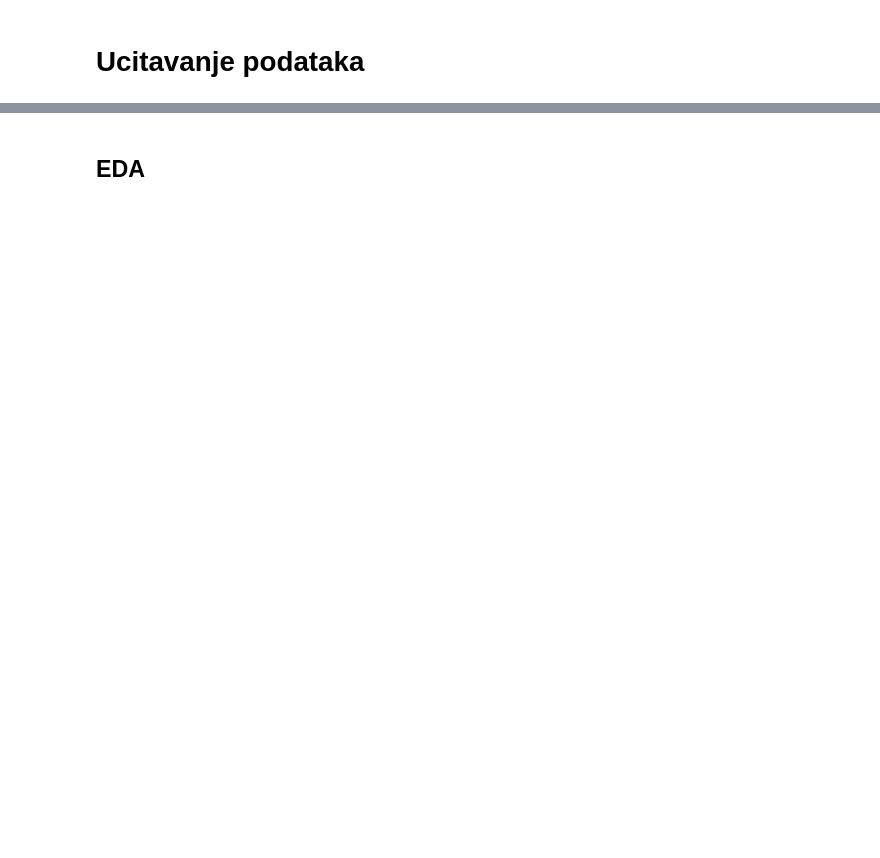
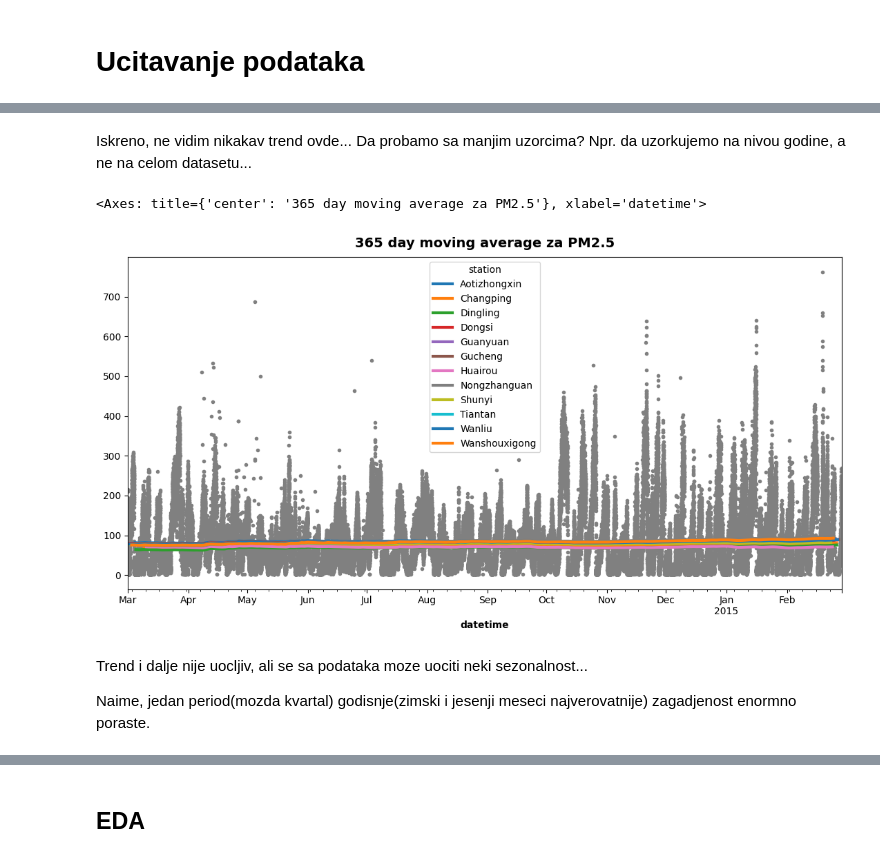
Before and after one commit to Zamachi/air-pollution-prediction-lstm, a Jupyter notebook: main.ipynb, the cells around one changed output, grey strips where cells are left out. Saved outputs shown, nothing was run; the diff lists cells and outputs as text; code cells hidden in the pictures; blank space fills up the shorter version.

```diff
--- a/main.ipynb
+++ b/main.ipynb
@@ -57,3 +143,29 @@ prsa_dataset.head(10)
+# %% [markdown]
+Iskreno, ne vidim nikakav trend ovde...
+Da probamo sa manjim uzorcima? Npr. da uzorkujemo na nivou godine, a ne na celom datasetu...
+# %%
+number_of_data = pivoted_data_PM25.shape[0]
+godina=1 # koliko godina shiftujemo odabir?
+
+sample = pivoted_data_PM25.iloc[godina*24*365:godina*24*365+24*365]
+moving_average_sample = sample.rolling(
+    window=24*365,
+    center=True,
+    min_periods=int(24*365/2)
+).mean()
+
+
+ax = sample.plot(style=".", color="0.5", legend=False)
+moving_average_sample.plot(
+    ax=ax, linewidth=3, title="365 day moving average za PM2.5"
+)
+# %% [output]
+<Axes: title={'center': '365 day moving average za PM2.5'}, xlabel='datetime'>
+[figure, added]
+# %% [markdown]
+Trend i dalje nije uocljiv, ali se sa podataka moze uociti neki sezonalnost...
+
+Naime, jedan period(mozda kvartal) godisnje(zimski i jesenji meseci najverovatnije) zagadjenost enormno poraste.
 # %%
 prsa_dataset.info()
 # %% [output]
```
Also changed, not shown: parts of 40 cells of this notebook, 12 other files.
